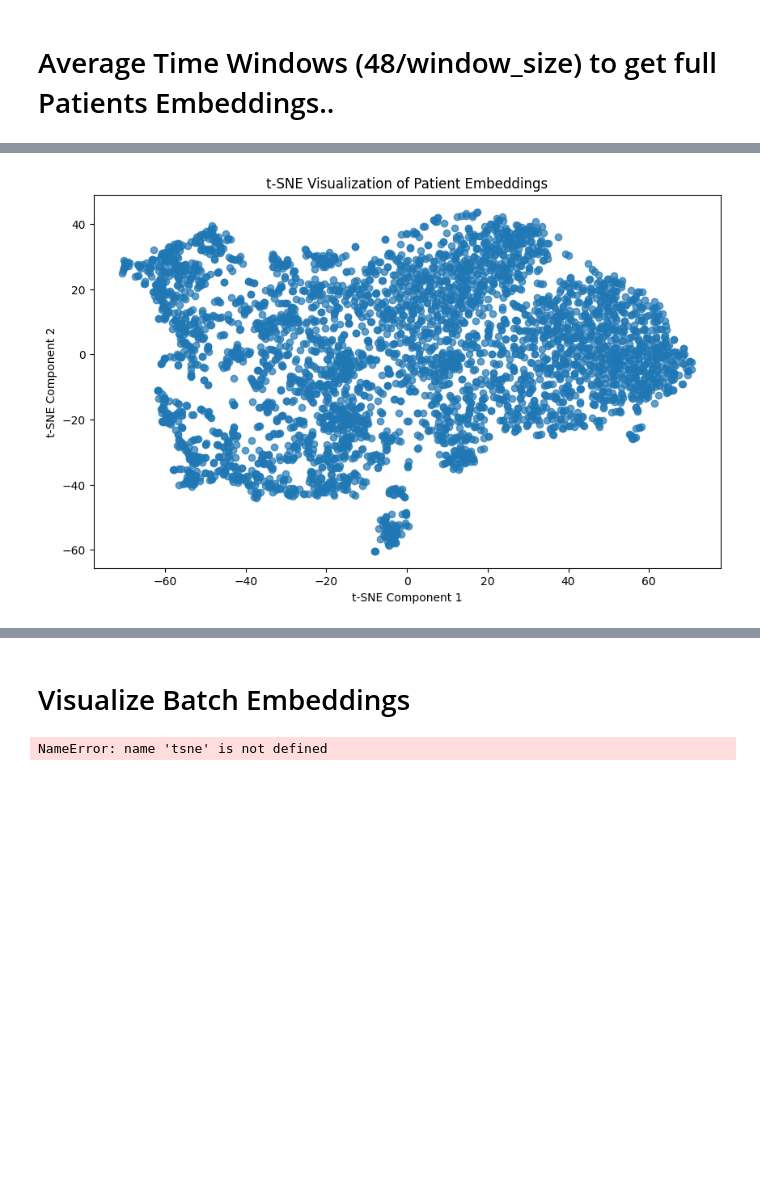
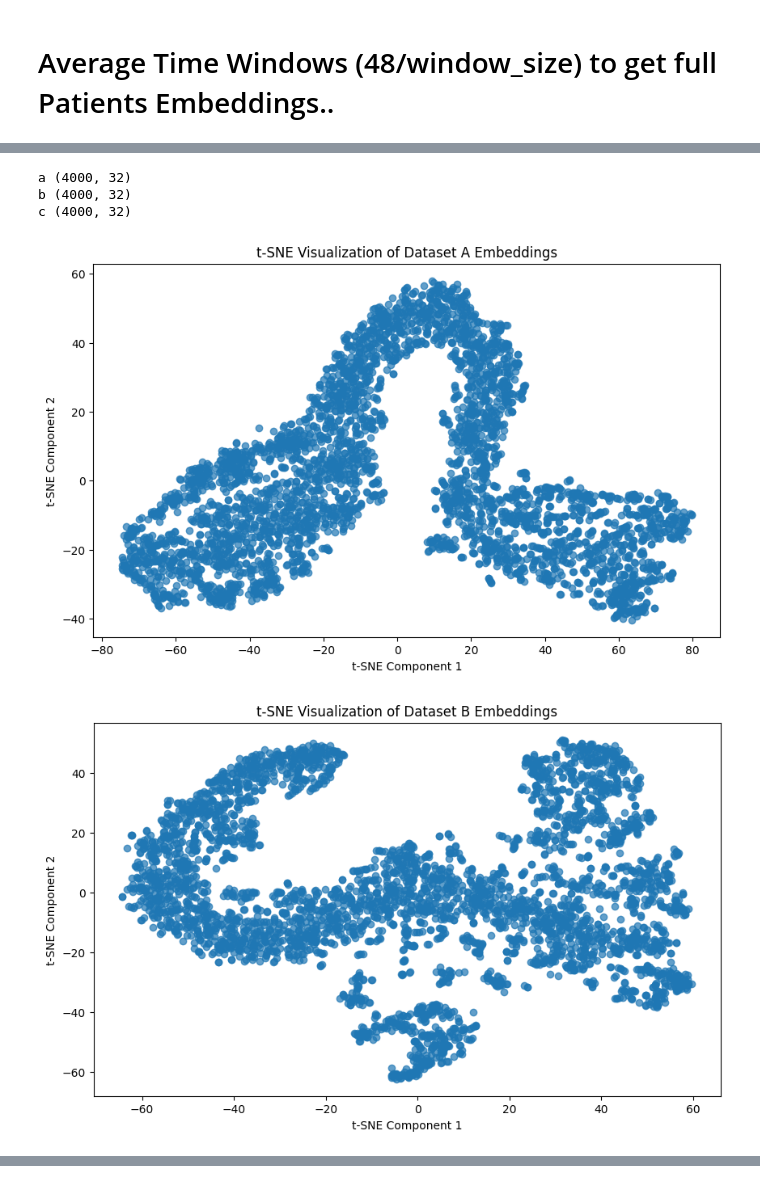
Before and after one commit to SamuelAggeler/ML-For-Healthcare-25, a Jupyter notebook: Representation_Learning/Representation_Learning.ipynb, the cells around one changed output, grey strips where cells are left out. Drawn from its saved outputs; the diff is of its cells as text; code cells hidden in the pictures; blank space fills up the shorter version.

```diff
--- a/Representation_Learning/Representation_Learning.ipynb
+++ b/Representation_Learning/Representation_Learning.ipynb
@@ -664,21 +439,44 @@ Patient Embeddings Shape: (4000, 32)
+# %%
+embeddings_a = patient_embeddings_dict['a']
+print("a", embeddings_a.shape)  # Should be (num_patients_in_a, embedding_size)
+np.save("patient_embeddings_a.npy", embeddings_a)
+
+embeddings_b = patient_embeddings_dict['b']
+print("b", embeddings_b.shape)  # Should be (num_patients_in_a, embedding_size)
+np.save("patient_embeddings_b.npy", embeddings_b)
+
+embeddings_c = patient_embeddings_dict['c']
+print("c", embeddings_c.shape)  # Should be (num_patients_in_a, embedding_size)
+np.save("patient_embeddings_c.npy", embeddings_c)
+# %% [output]
+a (4000, 32)
+b (4000, 32)
+c (4000, 32)
 # %%
-import numpy as np
 import matplotlib.pyplot as plt
 from sklearn.manifold import TSNE
 
-# Load stored patient embeddings (if not already in memory)
-# patient_embeddings_array = np.load("patient_embeddings.npy")  # Uncomment if loading from file
+# Define a function to compute and plot t-SNE embeddings
+def plot_tsne(embeddings, title):
+    tsne = TSNE(n_components=2, perplexity=30, random_state=42)
+    embeddings_2d = tsne.fit_transform(embeddings)
 
-# Reduce dimensionality to 2D
-tsne = TSNE(n_components=2, perplexity=30, random_state=42)
-embeddings_2d = tsne.fit_transform(patient_embeddings_array)
+    plt.figure(figsize=(10, 6))
+    plt.scatter(embeddings_2d[:, 0], embeddings_2d[:, 1], alpha=0.7)
+    plt.title(f"t-SNE Visualization of {title} Embeddings")
+    plt.xlabel("t-SNE Component 1")
+    plt.ylabel("t-SNE Component 2")
+    plt.show()
 
-# Scatter plot of embeddings
-plt.figure(figsize=(10, 6))
-plt.scatter(embeddings_2d[:, 0], embeddings_2d[:, 1], alpha=0.7)
-plt.title("t-SNE Visualization of Patient Embeddings")
-plt.xlabel("t-SNE Component 1")
-plt.ylabel("t-SNE Component 2")
-plt.show()
+# Load patient embeddings for A, B, and C
+embeddings_a = np.load("patient_embeddings_a.npy")
+embeddings_b = np.load("patient_embeddings_b.npy")
+embeddings_c = np.load("patient_embeddings_c.npy")
+
+# Plot t-SNE for each dataset
+plot_tsne(embeddings_a, "Dataset A")
+plot_tsne(embeddings_b, "Dataset B")
+plot_tsne(embeddings_c, "Dataset C")
 # %% [output]
-[figure, old version]
+[figure, new version]
+[figure, added]
@@ -685,25 +483,0 @@ plt.show()
-# %% [markdown]
-# Visualize Batch Embeddings
-# %%
-from sklearn.manifold import TSNE
-import matplotlib.pyplot as plt
-
-# For visualization, you can ignore the negative pairs and only focus on the anchor and positive embeddings
-for batch in data_loader:
-    xref_pos, xpos, _, _ = batch  # Unpack only the positive pairs (xref_pos, xpos)
-    xref_pos = xref_pos.float().to(device)
-    xpos = xpos.float().to(device)
-
-    # Get embeddings from the model (only for anchor and positive pairs)
-    emb = model(torch.cat([xref_pos, xpos], dim=0))  # Concatenate the anchor and positive pair
-
-    # Now you can perform visualization on 'emb', which will contain the embeddings for the positive pairs
-    # Optionally, you can apply dimensionality reduction (e.g., t-SNE) and visualize these embeddings
-    embeddings_2d = tsne.fit_transform(emb.detach().cpu().numpy())
-    plt.scatter(embeddings_2d[:, 0], embeddings_2d[:, 1], alpha=0.5)
-    plt.title("t-SNE Visualization of Positive Pair Embeddings")
-    plt.xlabel("Component 1")
-    plt.ylabel("Component 2")
-    plt.show()
-# %% [output]
-NameError: name 'tsne' is not defined
```
Also changed, not shown: parts of 38 cells of this notebook.
